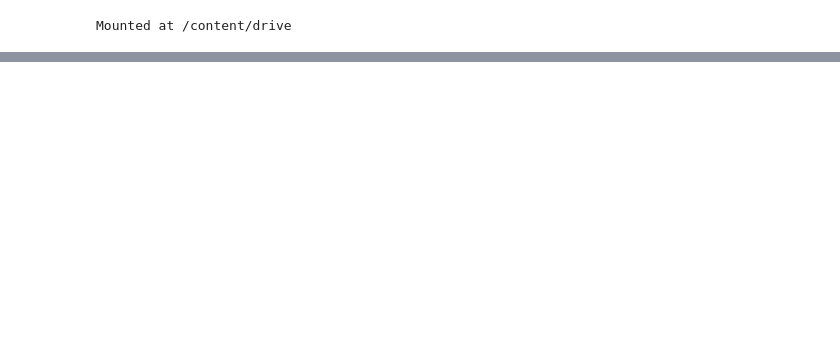
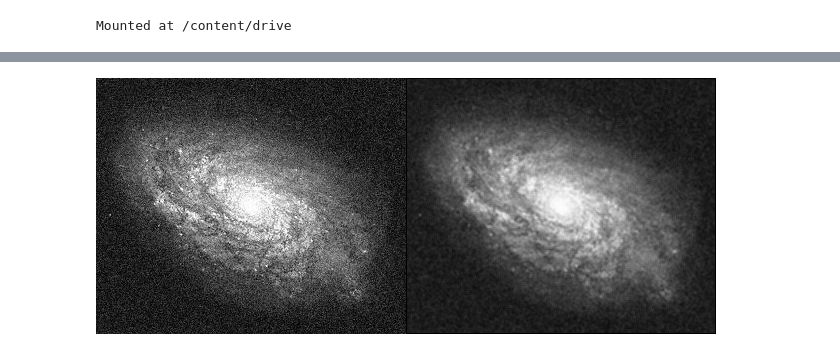
Before and after one commit to irbaadika/PCVK_Genap_2023, a Jupyter notebook: UTS.ipynb, the cells around one changed output, grey strips where cells are left out. Cells and saved outputs as stored; diff of their text form; code cells hidden in the pictures; blank space fills up the shorter version.

```diff
--- a/UTS.ipynb
+++ b/UTS.ipynb
@@ -53,0 +58,29 @@ cv2_imshow(cvcoba)
+# %%
+# MEAN FILTERING
+
+def MeanFilter(image, filter_size):
+    # membuat array kosong
+    output = np.zeros(image.shape, np.uint8)
+
+    # membuat variabel kosong
+    result = 0
+
+    # 3 x 3 mean filter
+    for j in range(1, image.shape[0]-1):
+      for i in range(1, image.shape[1]-1):
+        for y in range(-1, 2):
+          for x in range(-1, 2):
+            result = result + image[j+y, i+x]
+        output[j][i] = int(result / filter_size)
+        result = 0
+
+    return output
+# %%
+# panggil fungsi mean filter dan tampilkan gambar
+img = cv.imread('/content/drive/MyDrive/ASSETS-PVCK/Images/noises/1.jpg')
+img_gray = cv.cvtColor(img, cv.COLOR_BGR2GRAY)
+mean = MeanFilter(img_gray, 9)
+final_frame = cv.hconcat((img_gray, mean))
+cv2_imshow(final_frame)
+# %% [output]
+[figure, added]
```
Also changed, not shown: parts of 8 cells of this notebook.
